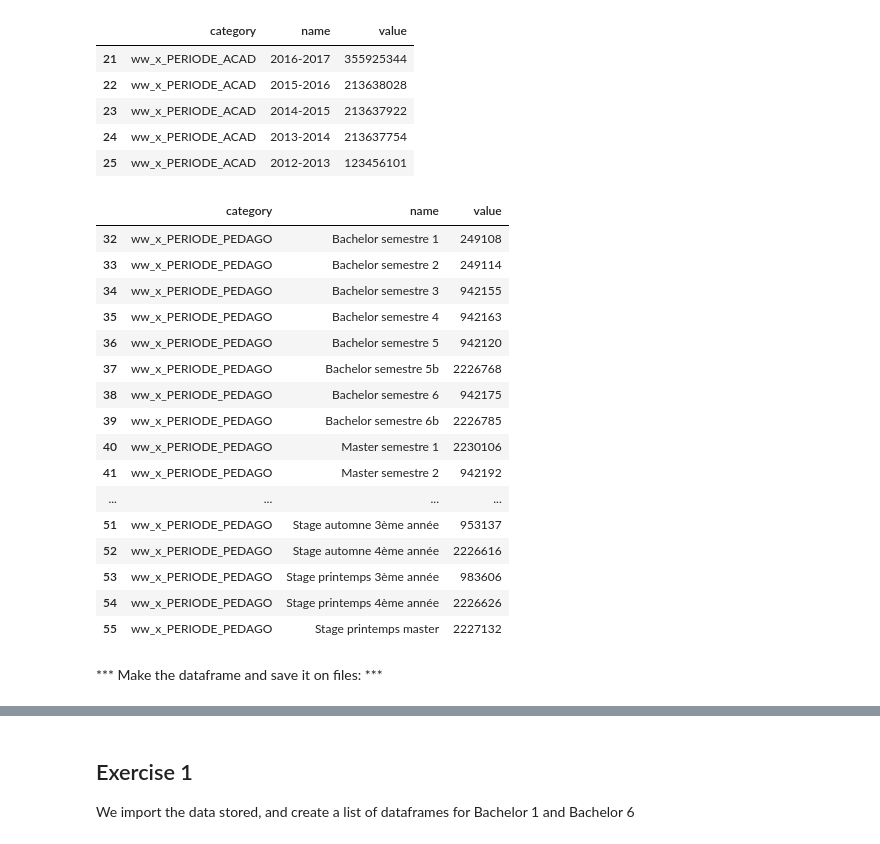
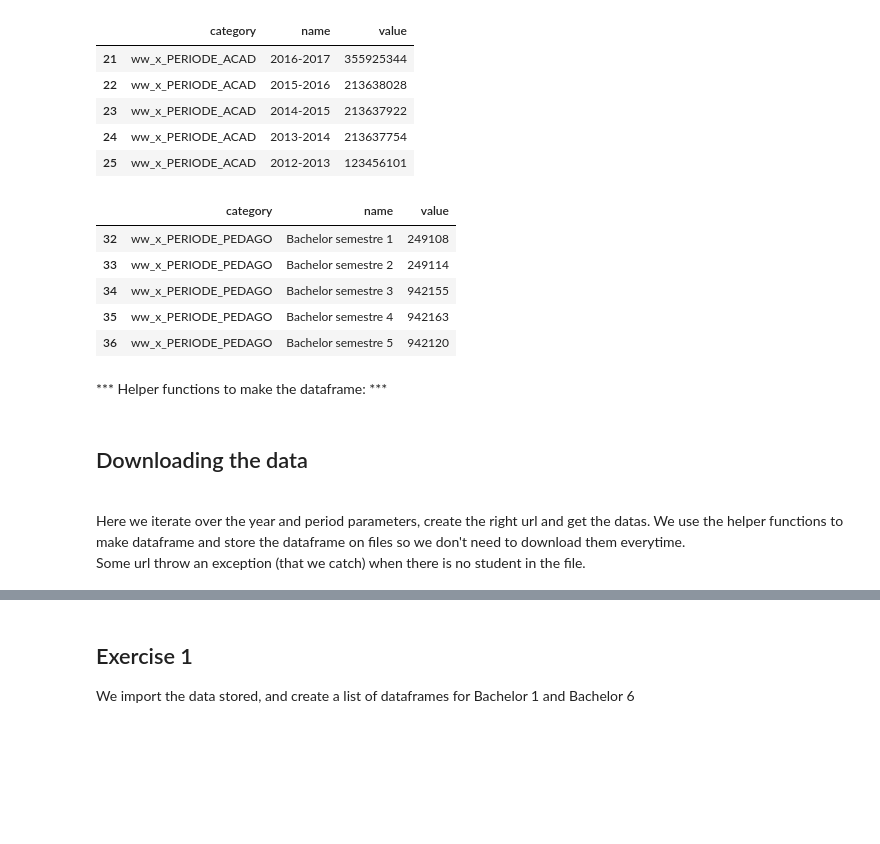
Before and after one commit to daniel-guggenheim/ada-homeworks, a Jupyter notebook: 02 - Data from the Web/homework2.ipynb, the cells around one changed output, grey strips where cells are left out. Saved outputs shown, nothing was run; the diff lists cells and outputs as text; code cells hidden in the pictures; blank space fills up the shorter version.

Commit message:
Added descriptions about downloading datas

```diff
--- a/02 - Data from the Web/homework2.ipynb
+++ b/02 - Data from the Web/homework2.ipynb
@@ -87,25 +105,14 @@ year_param.head()
 | 24 | ww_x_PERIODE_ACAD | 2013-2014 | 213637754 |
 | 25 | ww_x_PERIODE_ACAD | 2012-2013 | 123456101 |
 # %%
-period_param
+period_param.head()
 # %% [output]
 |  | category | name | value |
 | 32 | ww_x_PERIODE_PEDAGO | Bachelor semestre 1 | 249108 |
 | 33 | ww_x_PERIODE_PEDAGO | Bachelor semestre 2 | 249114 |
 | 34 | ww_x_PERIODE_PEDAGO | Bachelor semestre 3 | 942155 |
 | 35 | ww_x_PERIODE_PEDAGO | Bachelor semestre 4 | 942163 |
 | 36 | ww_x_PERIODE_PEDAGO | Bachelor semestre 5 | 942120 |
-| 37 | ww_x_PERIODE_PEDAGO | Bachelor semestre 5b | 2226768 |
-| 38 | ww_x_PERIODE_PEDAGO | Bachelor semestre 6 | 942175 |
-| 39 | ww_x_PERIODE_PEDAGO | Bachelor semestre 6b | 2226785 |
-| 40 | ww_x_PERIODE_PEDAGO | Master semestre 1 | 2230106 |
-| 41 | ww_x_PERIODE_PEDAGO | Master semestre 2 | 942192 |
-| ... | ... | ... | ... |
-| 51 | ww_x_PERIODE_PEDAGO | Stage automne 3ème année | 953137 |
-| 52 | ww_x_PERIODE_PEDAGO | Stage automne 4ème année | 2226616 |
-| 53 | ww_x_PERIODE_PEDAGO | Stage printemps 3ème année | 983606 |
-| 54 | ww_x_PERIODE_PEDAGO | Stage printemps 4ème année | 2226626 |
-| 55 | ww_x_PERIODE_PEDAGO | Stage printemps master | 2227132 |
-# %% [markdown]
-*** Make the dataframe and save it on files: ***
+# %% [markdown]
+*** Helper functions to make the dataframe: ***
 # %%
@@ -133,4 +141,8 @@ def create_df(url):
     # in our case, it returns a list of one dataframe,\n",
     # so we select the first item of this list\n",
     return pretify_df(pd.read_html(url)[0])
+# %% [markdown]
+<h2>Downloading the data</h2><br>
+Here we iterate over the year and period parameters, create the right url and get the datas. We use the helper functions to make dataframe and store the dataframe on files so we don't need to download them everytime.<br>
+Some url throw an exception (that we catch) when there is no student in the file.
 # %%
```
Also changed, not shown: parts of 13 cells of this notebook.
